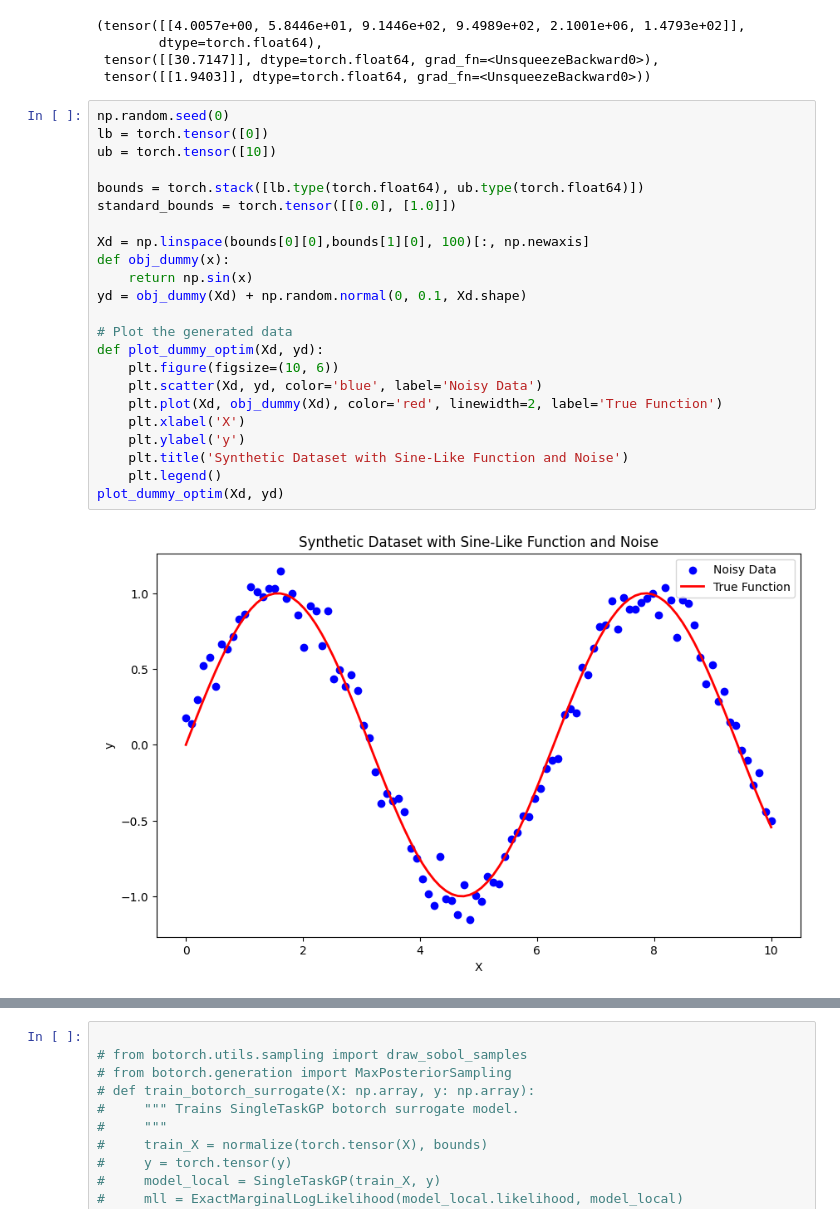
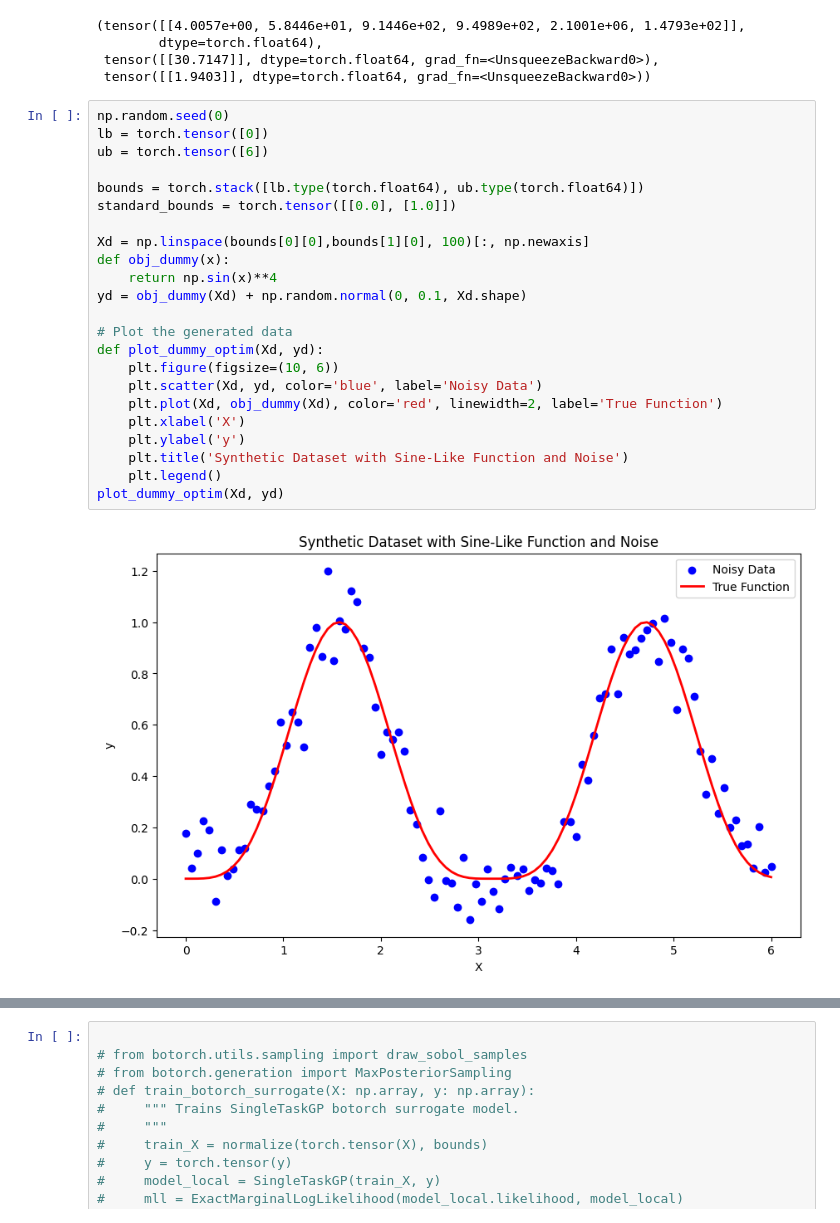
Before and after one commit to ernygati/masters_thesis_blockchain, a Jupyter notebook: diploma-optimal-blockchain.ipynb, the cells around one changed output, grey strips where cells are left out. Cells and saved outputs as stored; diff of their text form.

```diff
--- a/diploma-optimal-blockchain.ipynb
+++ b/diploma-optimal-blockchain.ipynb
@@ -765,28 +765,28 @@ candidate, model.posterior(normalize(candidate, bounds).reshape(1,-1)).mean, mod
 # %%
 np.random.seed(0)
 lb = torch.tensor([0])
-ub = torch.tensor([10])
+ub = torch.tensor([6])
 
 bounds = torch.stack([lb.type(torch.float64), ub.type(torch.float64)])
 standard_bounds = torch.tensor([[0.0], [1.0]])
 
 Xd = np.linspace(bounds[0][0],bounds[1][0], 100)[:, np.newaxis]
 def obj_dummy(x):
-    return np.sin(x)
+    return np.sin(x)**4
 yd = obj_dummy(Xd) + np.random.normal(0, 0.1, Xd.shape)
 
 # Plot the generated data
 def plot_dummy_optim(Xd, yd):
     plt.figure(figsize=(10, 6))
     plt.scatter(Xd, yd, color='blue', label='Noisy Data')
     plt.plot(Xd, obj_dummy(Xd), color='red', linewidth=2, label='True Function')
     plt.xlabel('X')
     plt.ylabel('y')
     plt.title('Synthetic Dataset with Sine-Like Function and Noise')
     plt.legend()
 plot_dummy_optim(Xd, yd)
 # %% [output]
-[figure, old version]
+[figure, new version]
 # %%
 import matplotlib.pyplot as plt
 
```
Also changed, not shown: parts of 21 cells of this notebook, 1 other file.
